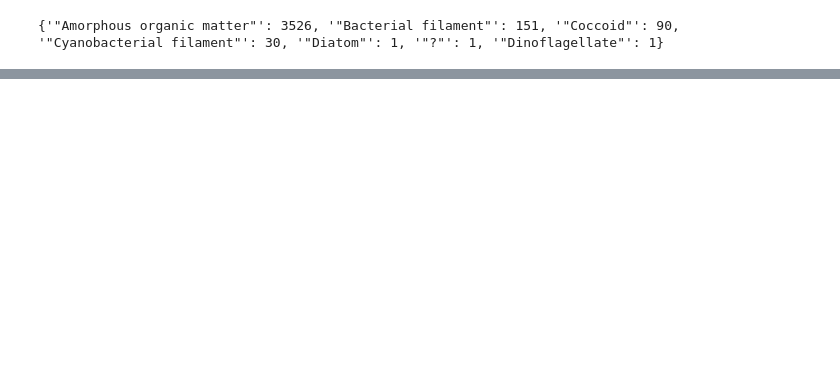
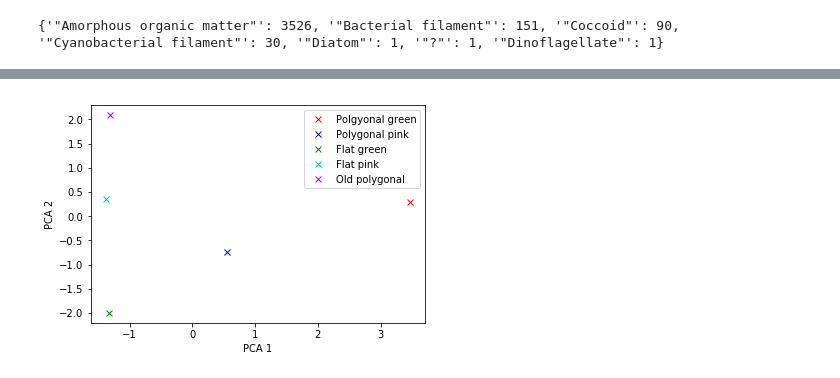
Before and after one commit to sriemer1/senior-thesis, a Jupyter notebook: Jmicrovision data .ipynb, the cells around one changed output, grey strips where cells are left out. Saved outputs shown, nothing was run; the diff lists cells and outputs as text; code cells hidden in the pictures; blank space fills up the shorter version.

```diff
--- a/Jmicrovision data .ipynb
+++ b/Jmicrovision data .ipynb
@@ -243,19 +240,12 @@ ModuleNotFoundError: No module named 'PyQt4'
 # %%
-#PCA on point count data
+#PCA on point count data separated into layers renormalized without amorphous organic matter
 
 from sklearn import decomposition
 from sklearn import datasets
 from sklearn import linear_model
 import numpy as np
 from sklearn.preprocessing import StandardScaler
-import plotly
-import plotly.plotly as py
-from plotly.graph_objs import *
-import plotly.tools as tls
-from plotly import __version__
-from plotly.offline import download_plotlyjs, init_notebook_mode, plot, iplot
-init_notebook_mode(connected=True)
-plotly.tools.set_credentials_file(username='sriemer', api_key='a5qo3WSV370j6s2AzCmZ')
+import matplotlib.pyplot as plt
 
 X=np.array([[42.578125,40.234375,10.546875,6.25,0.390625,0,0],
 [16.01423488,53.7366548,24.19928826,3.558718861,1.067615658,1.423487544,0],
@@ -267,29 +257,13 @@ X_std = StandardScaler().fit_transform(X)
 pca = decomposition.PCA(n_components=2)
 Y = pca.fit_transform(X_std)
 
-#plotting
-
-traces = []
-y=''
-for name in ('Pol green', 'Pol pink', 'Flat green', 'Flat pink', 'Old pol'):
-
-    trace = Scatter(
-        x=Y[y==name,0],
-        y=Y[y==name,1],
-        mode='markers',
-        name=name,
-        marker=Marker(
-            size=12,
-            line=Line(
-                color='rgba(217, 217, 217, 0.14)',
-                width=0.5),
-            opacity=0.8))
-    traces.append(trace)
-
-
-data = Data(traces)
-layout = Layout(xaxis=XAxis(title='PC1', showline=False),
-                yaxis=YAxis(title='PC2', showline=False))
-fig = Figure(data=data, layout=layout)
-py.iplot(fig)
+p1,=plt.plot(Y[0][0],Y[0][1],'rx',label='Polgyonal green')
+p2,=plt.plot(Y[1][0],Y[1][1],'bx', label='Polygonal pink')
+p3,=plt.plot(Y[2][0],Y[2][1],'gx',label='Flat green')
+p4,=plt.plot(Y[3][0],Y[3][1],'cx',label='Flat pink')
+p5,=plt.plot(Y[4][0],Y[4][1],'mx',label='Old polygonal')
+plt.legend(handles=[p1, p2,p3,p4,p5])
+plt.xlabel('PCA 1')
+plt.ylabel('PCA 2')
+plt.show()
 # %% [output]
@@ -297 +270,2 @@ py.iplot(fig)
+[figure, added]
 # %%
```
Also changed, not shown: parts of 5 cells of this notebook.
